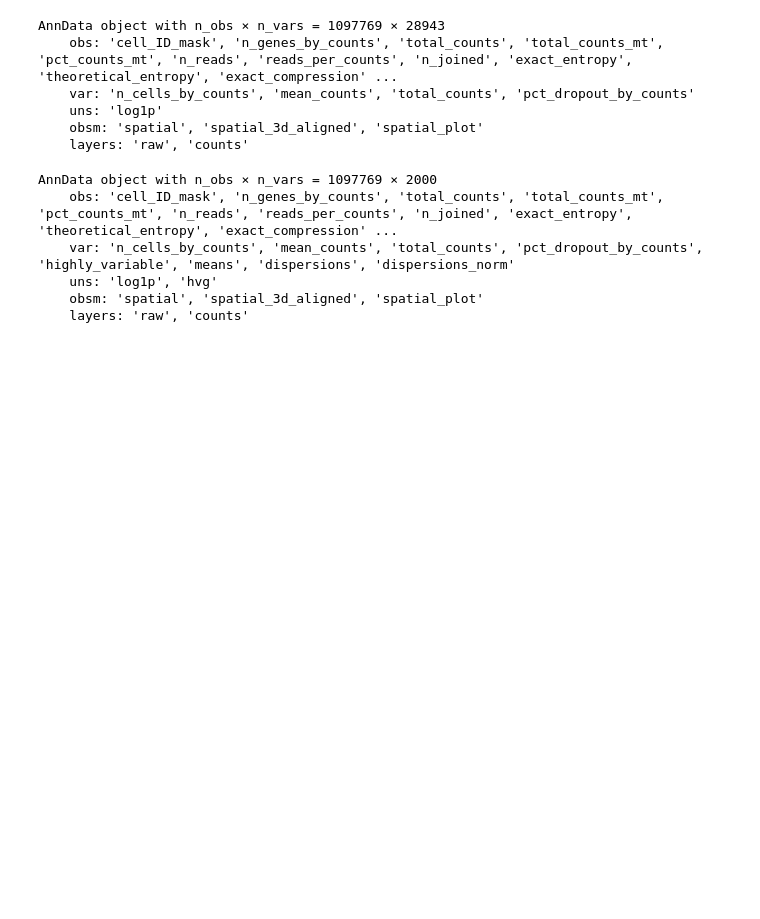
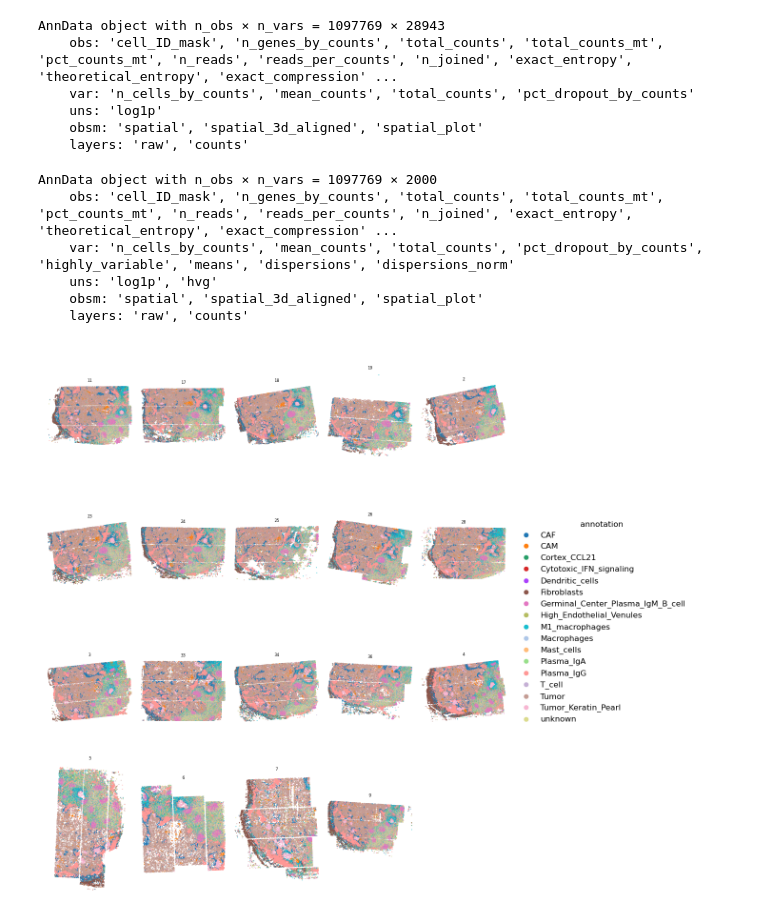
Before and after one commit to christoffermattssonlangseth/KaroSpaceDataWrangling, a Jupyter notebook: notebooks/openST-metastatic-lymph-node-3d.ipynb, the cells around one changed output. Cells and saved outputs as stored; diff of their text form; code cells hidden in the pictures; blank space fills up the shorter version.

```diff
--- a/notebooks/openST-metastatic-lymph-node-3d.ipynb
+++ b/notebooks/openST-metastatic-lymph-node-3d.ipynb
@@ -194,0 +141,13 @@ pd.DataFrame(gmm_results)
+# %%
+spatial_utils.plot_spatial_compact_fast(
+    adata,
+    color="annotation",
+    groupby="n_section",
+    spot_size=1,
+    cols=5,
+    height=10,
+    background="white",
+    dpi=120,
+)
+# %% [output]
+[figure, added]
```
Also changed, not shown: parts of 22 cells of this notebook, 3 other files.
